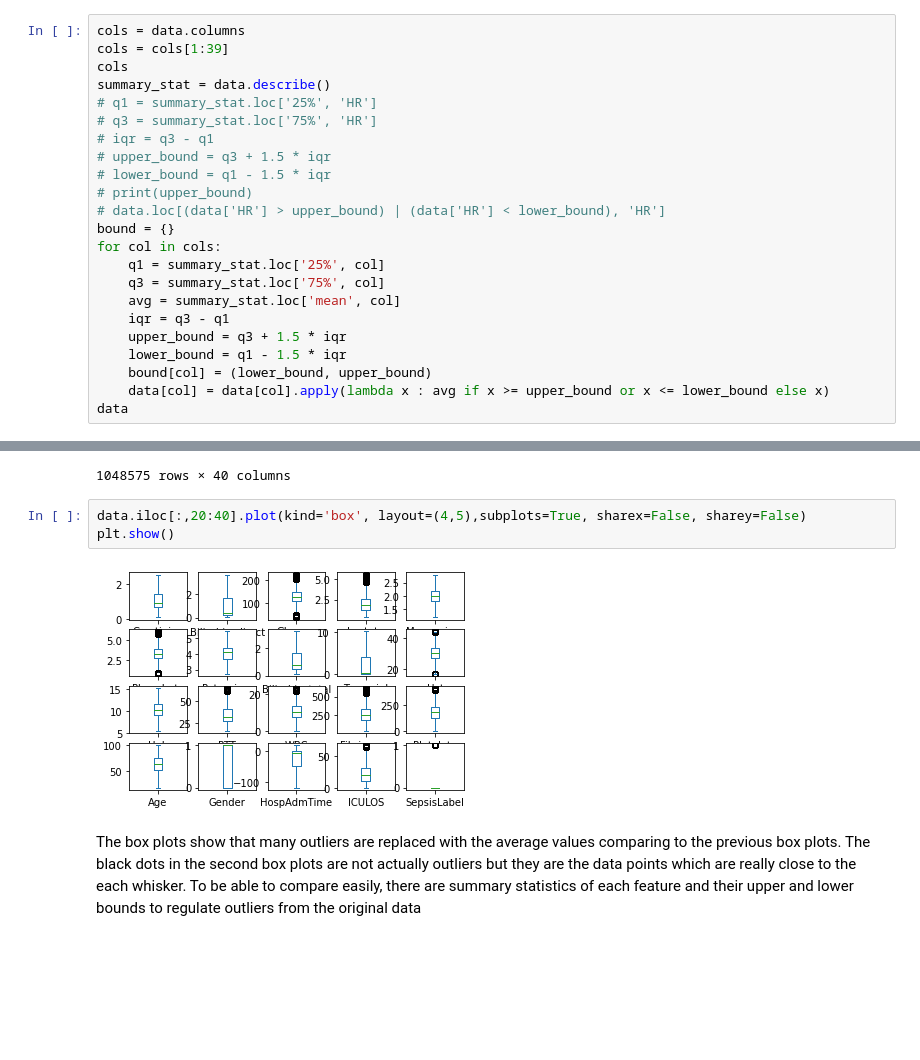
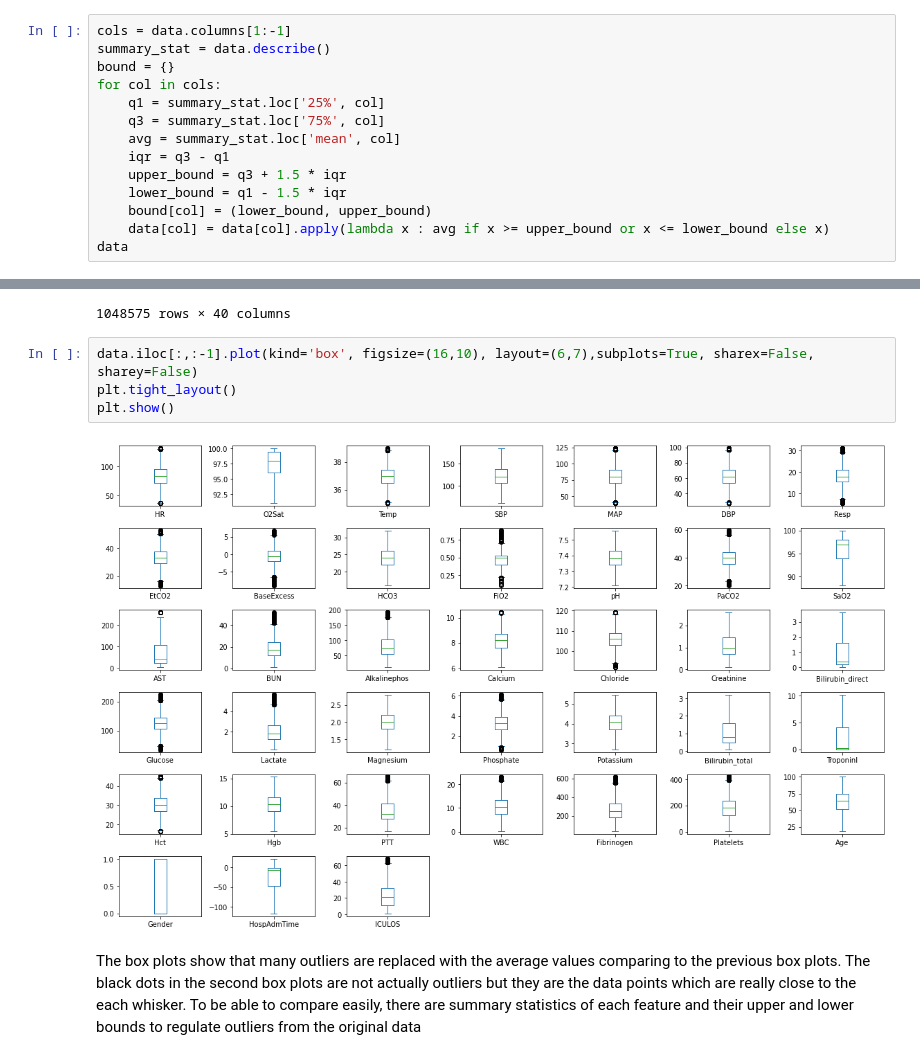
Before and after one commit to eddie8615/ml_bioinfo_hi, a Jupyter notebook: assignment/k21134342_ML_assignment.ipynb, the cells around one changed output, grey strips where cells are left out. Drawn from its saved outputs; the diff is of its cells as text; blank space fills up the shorter version.

```diff
--- a/assignment/k21134342_ML_assignment.ipynb
+++ b/assignment/k21134342_ML_assignment.ipynb
@@ -26,17 +28,8 @@ plt.show()
 # %% [markdown]
 All outliers are going to be replaced with the average value of corresponding features.
 # %%
-cols = data.columns
-cols = cols[1:39]
-cols
+cols = data.columns[1:-1]
 summary_stat = data.describe()
-# q1 = summary_stat.loc['25%', 'HR']
-# q3 = summary_stat.loc['75%', 'HR']
-# iqr = q3 - q1
-# upper_bound = q3 + 1.5 * iqr
-# lower_bound = q1 - 1.5 * iqr
-# print(upper_bound)
-# data.loc[(data['HR'] > upper_bound) | (data['HR'] < lower_bound), 'HR']
 bound = {}
 for col in cols:
     q1 = summary_stat.loc['25%', col]
@@ -63,10 +56,11 @@ data
 | 1048574 | p016300 | 92.0 | 100.0 | NaN | 112.0 | 77.0 | 60.0 | 17.0 | NaN | NaN | ... |
 1048575 rows × 40 columns
 # %%
-data.iloc[:,20:40].plot(kind='box', layout=(4,5),subplots=True, sharex=False, sharey=False)
+data.iloc[:,:-1].plot(kind='box', figsize=(16,10), layout=(6,7),subplots=True, sharex=False, sharey=False)
+plt.tight_layout()
 plt.show()
 # %% [output]
-[figure, old version]
+[figure, new version]
 # %% [markdown]
 The box plots show that many outliers are replaced with the average values comparing to the previous box plots. The black dots in the second box plots are not actually outliers but they are the data points which are really close to the each whisker. To be able to compare easily, there are summary statistics of each feature and their upper and lower bounds to regulate outliers from the original data
 # %%
```
Also changed, not shown: parts of 30 cells of this notebook, 1 other file.
